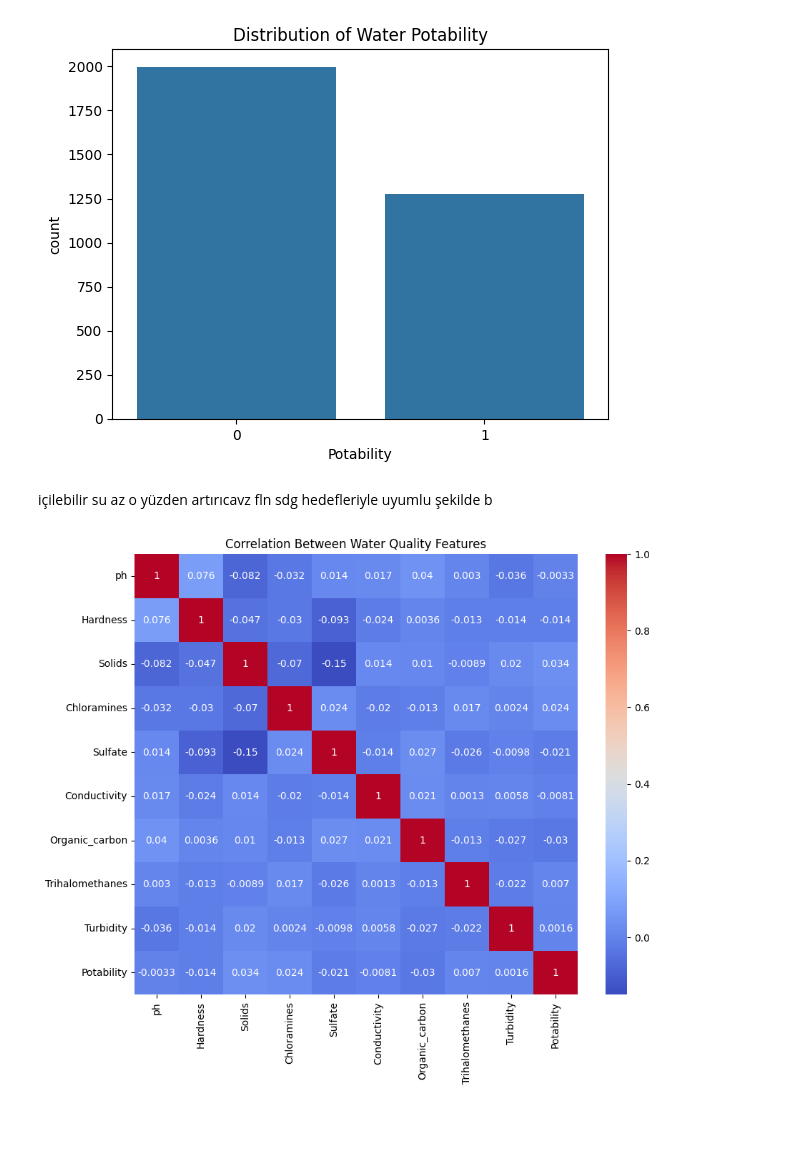
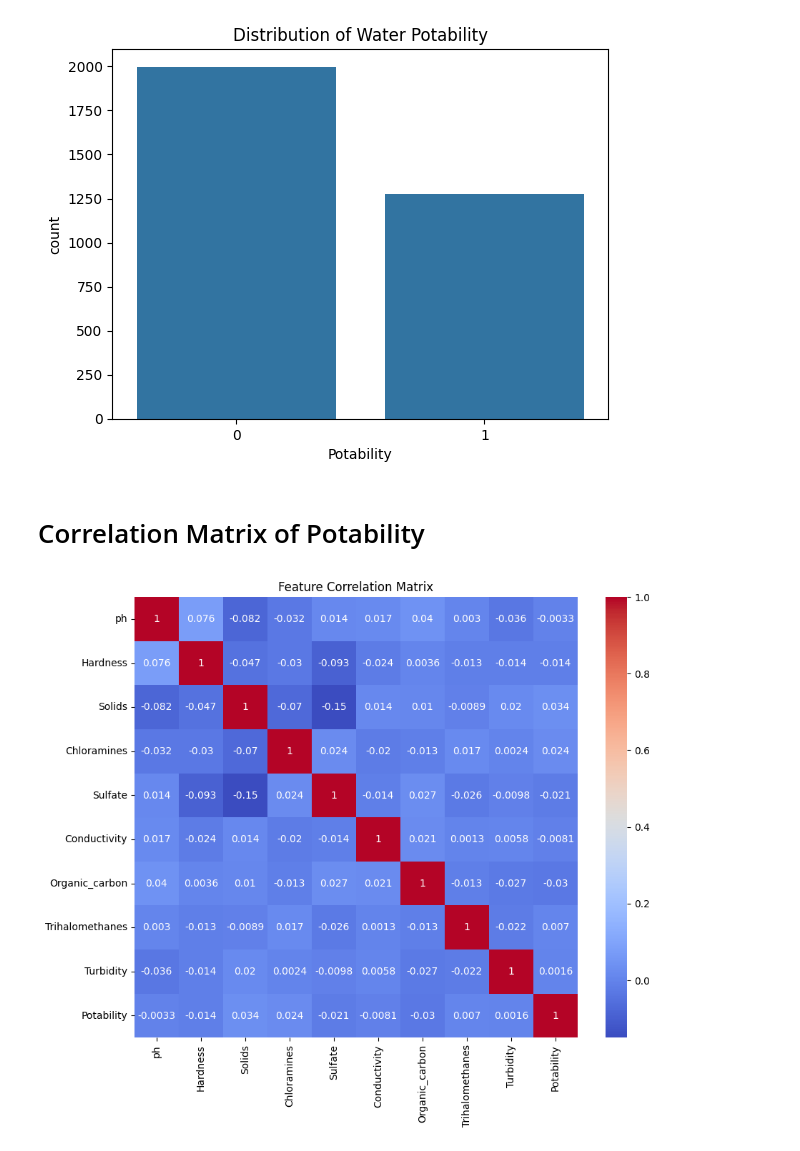
Before and after one commit to melihaslan233-glitch/Water-Quality-data-, a Jupyter notebook: waterqualitySAMSUNG.ipynb, the cells around one changed output. Saved outputs shown, nothing was run; the diff lists cells and outputs as text; code cells hidden in the pictures; blank space fills up the shorter version.

```diff
--- a/waterqualitySAMSUNG.ipynb
+++ b/waterqualitySAMSUNG.ipynb
@@ -105,11 +108,11 @@ plt.show()
 # %% [output]
 [figure]
-# %% [markdown]
-içilebilir su az o yüzden artırıcavz fln sdg hedefleriyle uyumlu şekilde b
+# %% [markdown]
+# Correlation Matrix of Potability
 # %%
 plt.figure(figsize=(10,8))
 sns.heatmap(df.corr(), annot=True, cmap="coolwarm")
-plt.title("Correlation Between Water Quality Features")
+plt.title("Feature Correlation Matrix")
 plt.show()
 # %% [output]
-[figure, old version]
+[figure, new version]
```
Also changed, not shown: parts of 10 cells of this notebook.
